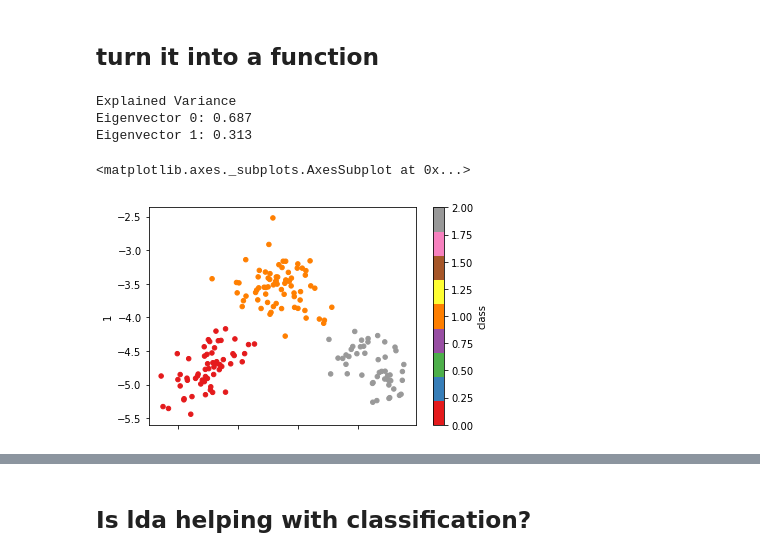
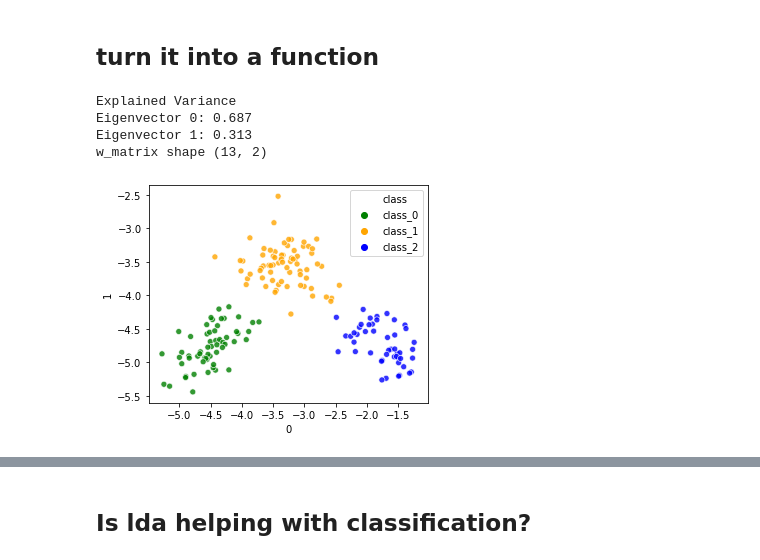
Before and after one commit to RRisto/learning, a Jupyter notebook: linear_algebra_learn/linear_discriminant_analysis/linear discriminant analysis.ipynb, the cells around one changed output, grey strips where cells are left out. Cells and saved outputs as stored; diff of their text form; code cells hidden in the pictures.

```diff
--- a/linear_algebra_learn/linear_discriminant_analysis/linear discriminant analysis.ipynb
+++ b/linear_algebra_learn/linear_discriminant_analysis/linear discriminant analysis.ipynb
@@ -409,14 +401,24 @@ def get_sorted_eigenvecs(within_class_scatter_matrix, between_class_scatter_matr
 # %%
 X = pd.DataFrame(wine.data, columns=wine.feature_names)
 y = pd.Categorical.from_codes(wine.target, wine.target_names)
-x_lda=lda(X, y)
+x_lda=lda(X, y, n_eigens=2)
 # %% [output]
 Explained Variance
 Eigenvector 0: 0.687
 Eigenvector 1: 0.313
+w_matrix shape (13, 2)
-# %%
-df_lda['class']=df_lda['class'].astype('category').cat.codes
-df_lda.plot.scatter(x=0, y=1, c='class', colormap='Set1')
-# %% [output]
-<matplotlib.axes._subplots.AxesSubplot at 0x...>
-[figure, removed]
+# %%
+plt.figure(figsize=(5, 4))
+ax = sns.scatterplot(
+    x=0, y=1,
+    hue="class",
+    palette=['green', 'orange', 'blue'],
+    data=x_lda,
+    legend="full",
+    alpha=0.8
+)
+plt.setp(ax.get_legend().get_texts(), fontsize='10')  # for legend text
+plt.setp(ax.get_legend().get_title(), fontsize='10')  # for legend title
+plt.show()
+# %% [output]
+[figure, added]
```
Also changed, not shown: parts of 4 cells of this notebook, 1 other file.
